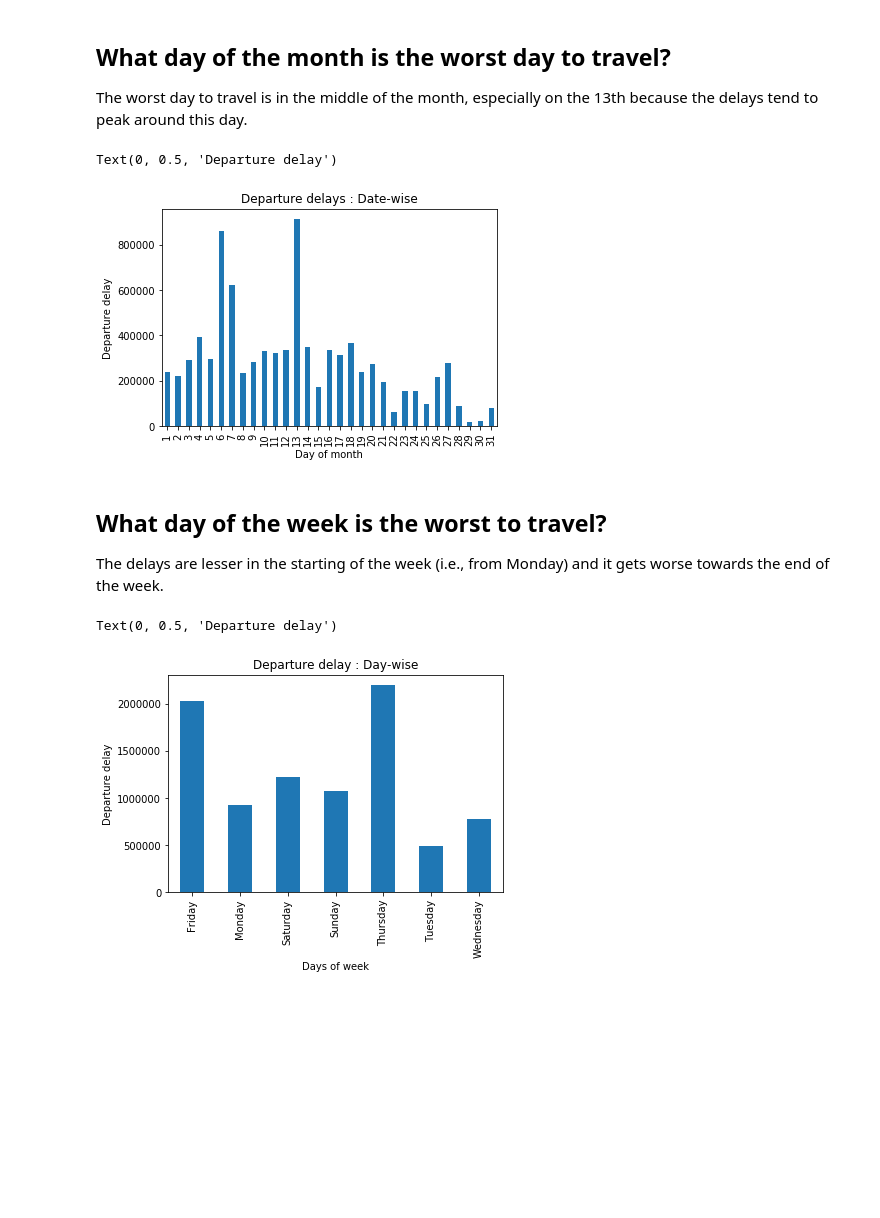
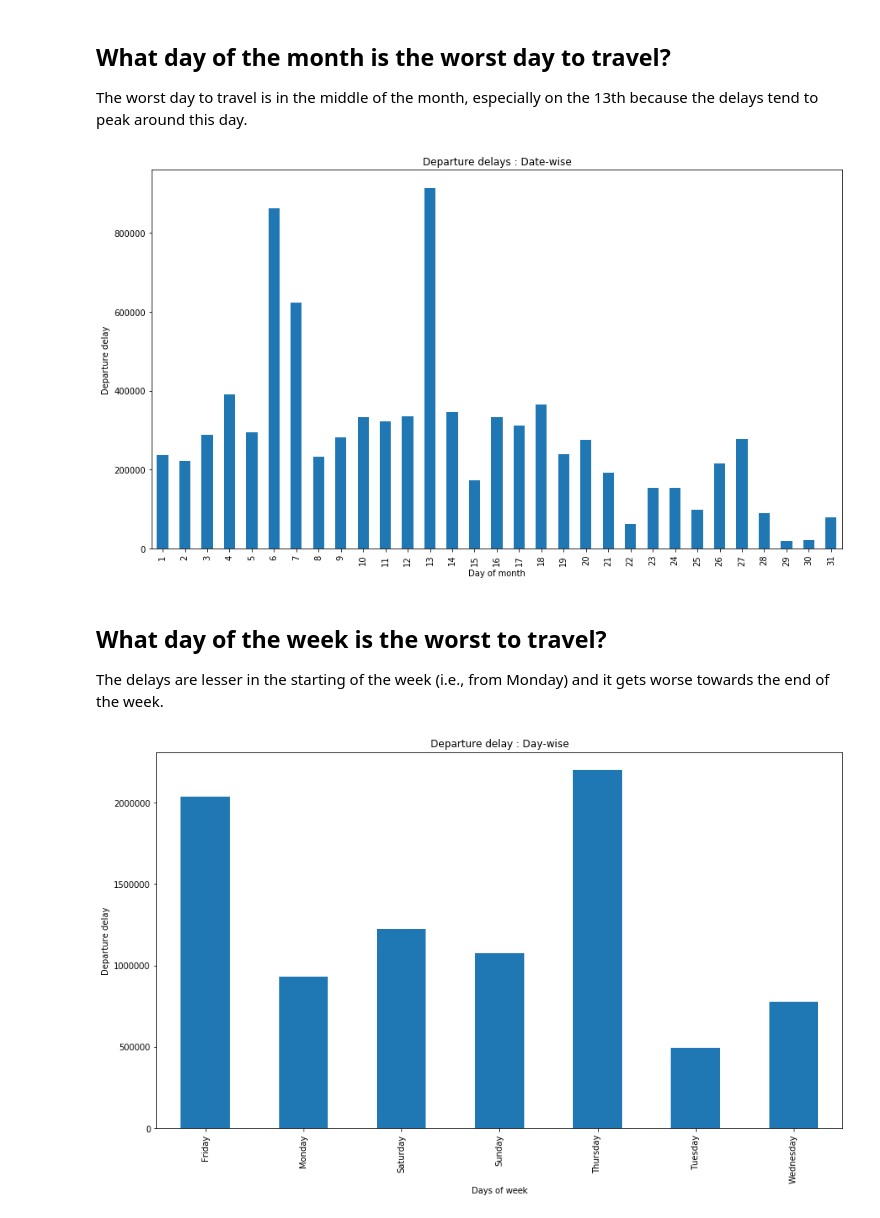
Before and after one commit to vvijayalakshmi21/Communicate-Data-Findings, a Jupyter notebook: slide_deck_template.ipynb, the cells around one changed output. Drawn from its saved outputs; the diff is of its cells as text; code cells hidden in the pictures; blank space fills up the shorter version.

```diff
--- a/slide_deck_template.ipynb
+++ b/slide_deck_template.ipynb
@@ -109,23 +104,23 @@ Text(0.5, 1.0, 'Cities with most number of flights cancellations')
 ## What day of the month is the worst day to travel?
 The worst day to travel is in the middle of the month, especially on the 13th because the delays tend to peak around this day.
 # %%
-df.groupby(['DAY_OF_MONTH']).sum()['DEP_DELAY'].plot(kind='bar')
-plt.title('Departure delays : Date-wise')
-plt.xlabel('Day of month')
-plt.ylabel('Departure delay')
+plt.figure(figsize=[14.70, 8.27])
+_ = df.groupby(['DAY_OF_MONTH']).sum()['DEP_DELAY'].plot(kind='bar')
+_ = plt.title('Departure delays : Date-wise')
+_ = plt.xlabel('Day of month')
+_ = plt.ylabel('Departure delay')
 # %% [output]
-Text(0, 0.5, 'Departure delay')
-[figure, old version]
+[figure, new version]
 # %% [markdown]
 ## What day of the week is the worst to travel?
 The delays are lesser in the starting of the week (i.e., from Monday) and it gets worse towards the end of the week.
 # %%
-df.groupby(['DAY_OF_WEEK']).sum()['DEP_DELAY'].plot(kind='bar')
-plt.title('Departure delay : Day-wise')
-plt.xlabel('Days of week')
-plt.ylabel('Departure delay')
+plt.figure(figsize=[14.70, 8.27])
+_ = df.groupby(['DAY_OF_WEEK']).sum()['DEP_DELAY'].plot(kind='bar')
+_ = plt.title('Departure delay : Day-wise')
+_ = plt.xlabel('Days of week')
+_ = plt.ylabel('Departure delay')
 # %% [output]
-Text(0, 0.5, 'Departure delay')
-[figure, old version]
+[figure, new version]
 # %% [markdown]
 ## How does arrival and departure delay correlate?
```
Also changed, not shown: parts of 9 cells of this notebook, 2 other files.
